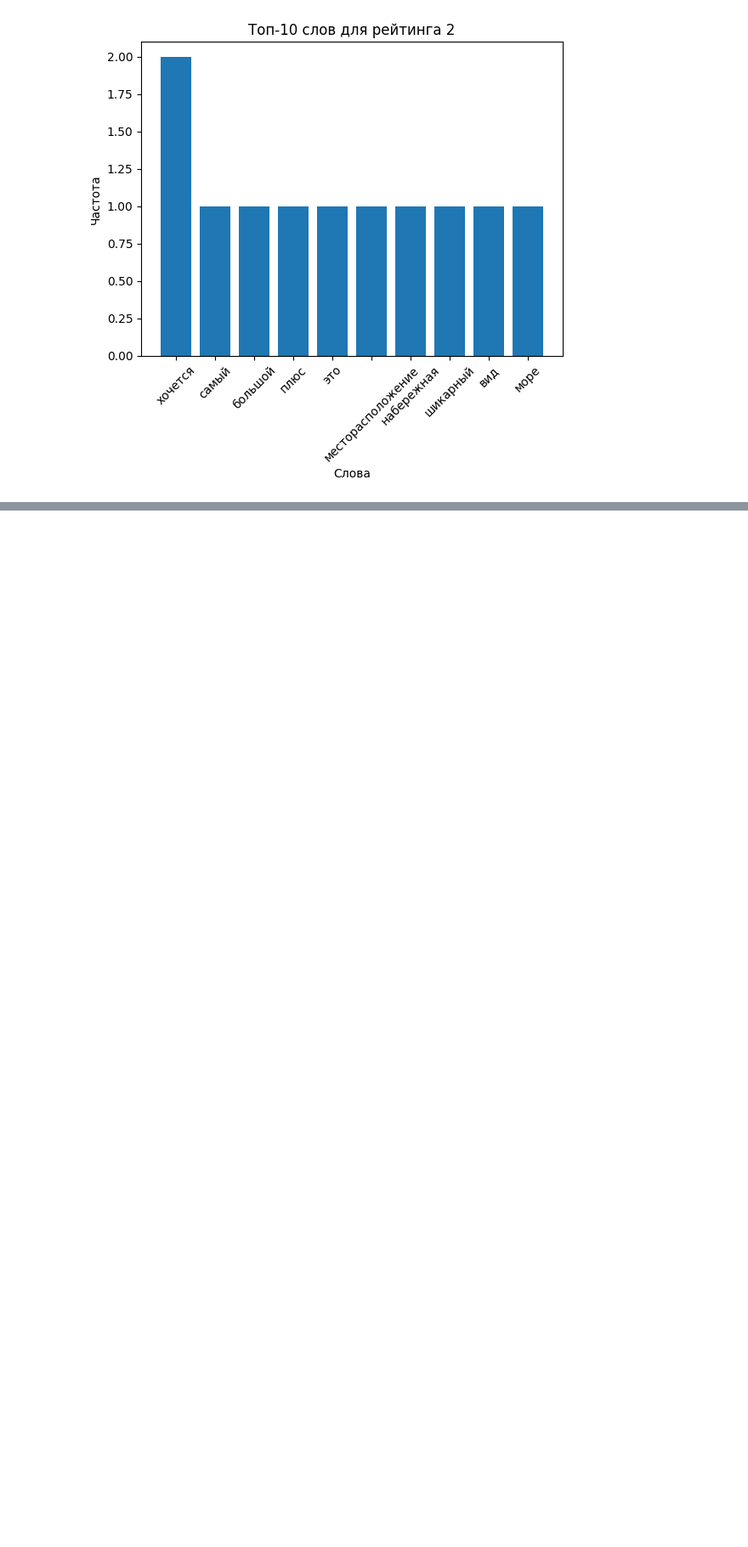
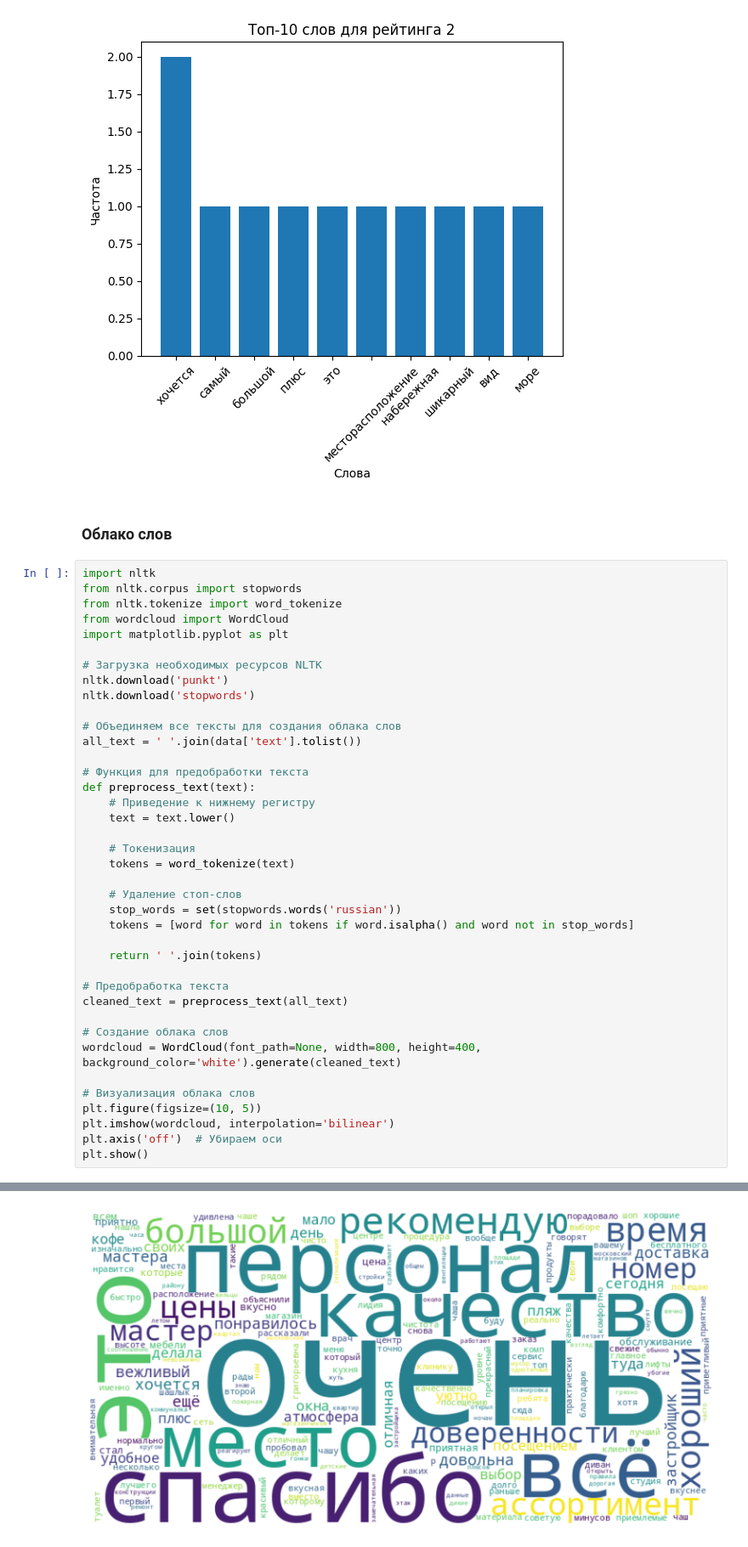
Before and after one commit to lastinm/s3_hakaton_group10, a Jupyter notebook: Хакатон_3_семестр_EDA.ipynb, the cells around one changed output, grey strips where cells are left out. Shown at 85% size. Drawn from its saved outputs; the diff is of its cells as text; blank space fills up the shorter version.

```diff
--- a/Хакатон_3_семестр_EDA.ipynb
+++ b/Хакатон_3_семестр_EDA.ipynb
@@ -343,3 +343,45 @@ nдружелюбный: 1
 вид: 1
 море: 1
 [figure]
+# %% [markdown]
+### Облако слов
+# %%
+import nltk
+from nltk.corpus import stopwords
+from nltk.tokenize import word_tokenize
+from wordcloud import WordCloud
+import matplotlib.pyplot as plt
+
+# Загрузка необходимых ресурсов NLTK
+nltk.download('punkt')
+nltk.download('stopwords')
+
+# Объединяем все тексты для создания облака слов
+all_text = ' '.join(data['text'].tolist())
+
+# Функция для предобработки текста
+def preprocess_text(text):
+    # Приведение к нижнему регистру
+    text = text.lower()
+
+    # Токенизация
+    tokens = word_tokenize(text)
+
+    # Удаление стоп-слов
+    stop_words = set(stopwords.words('russian'))
+    tokens = [word for word in tokens if word.isalpha() and word not in stop_words]
+
+    return ' '.join(tokens)
+
+# Предобработка текста
+cleaned_text = preprocess_text(all_text)
+
+# Создание облака слов
+wordcloud = WordCloud(font_path=None, width=800, height=400, background_color='white').generate(cleaned_text)
+
+# Визуализация облака слов
+plt.figure(figsize=(10, 5))
+plt.imshow(wordcloud, interpolation='bilinear')
+plt.axis('off')  # Убираем оси
+plt.show()
+# %% [output]
@@ -345,0 +392 @@ nдружелюбный: 1
+[figure, added]
```
Also changed, not shown: parts of 1 cell of this notebook.
